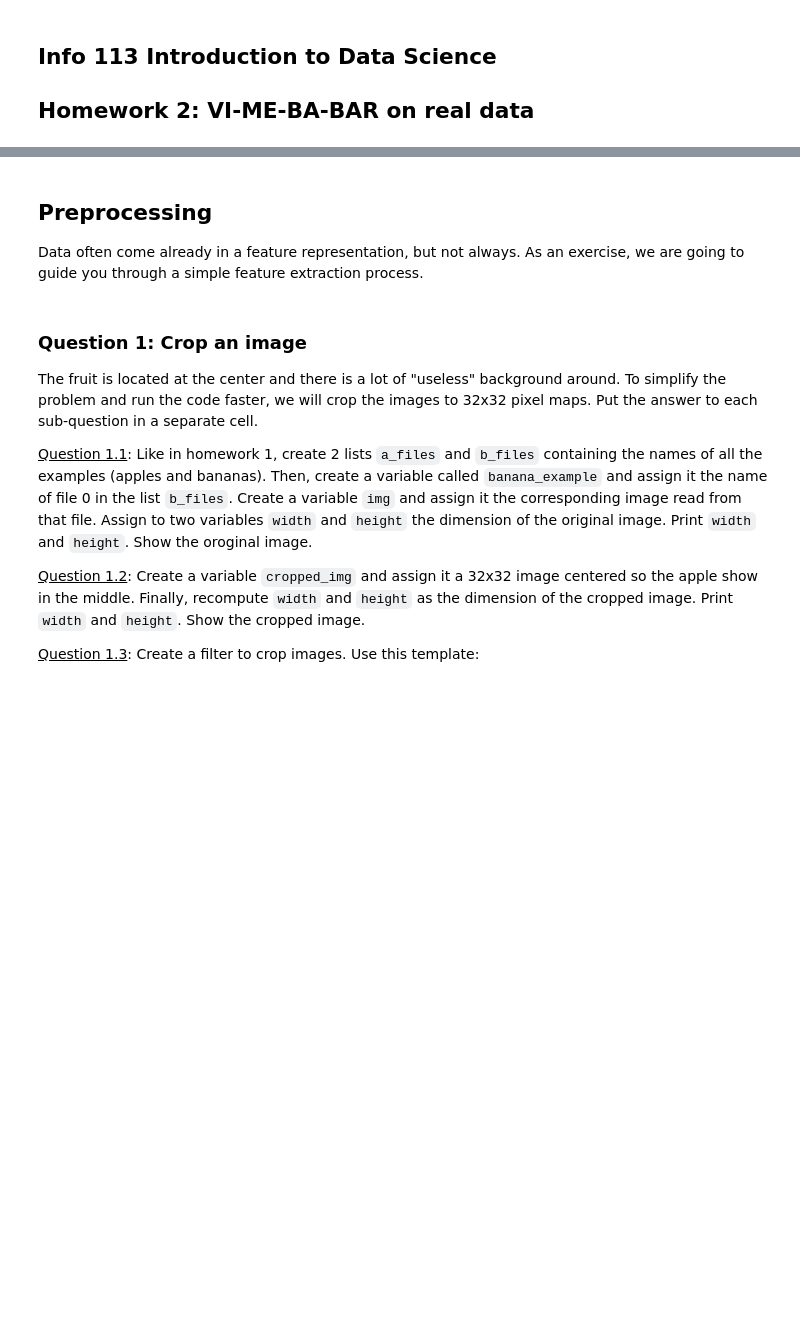
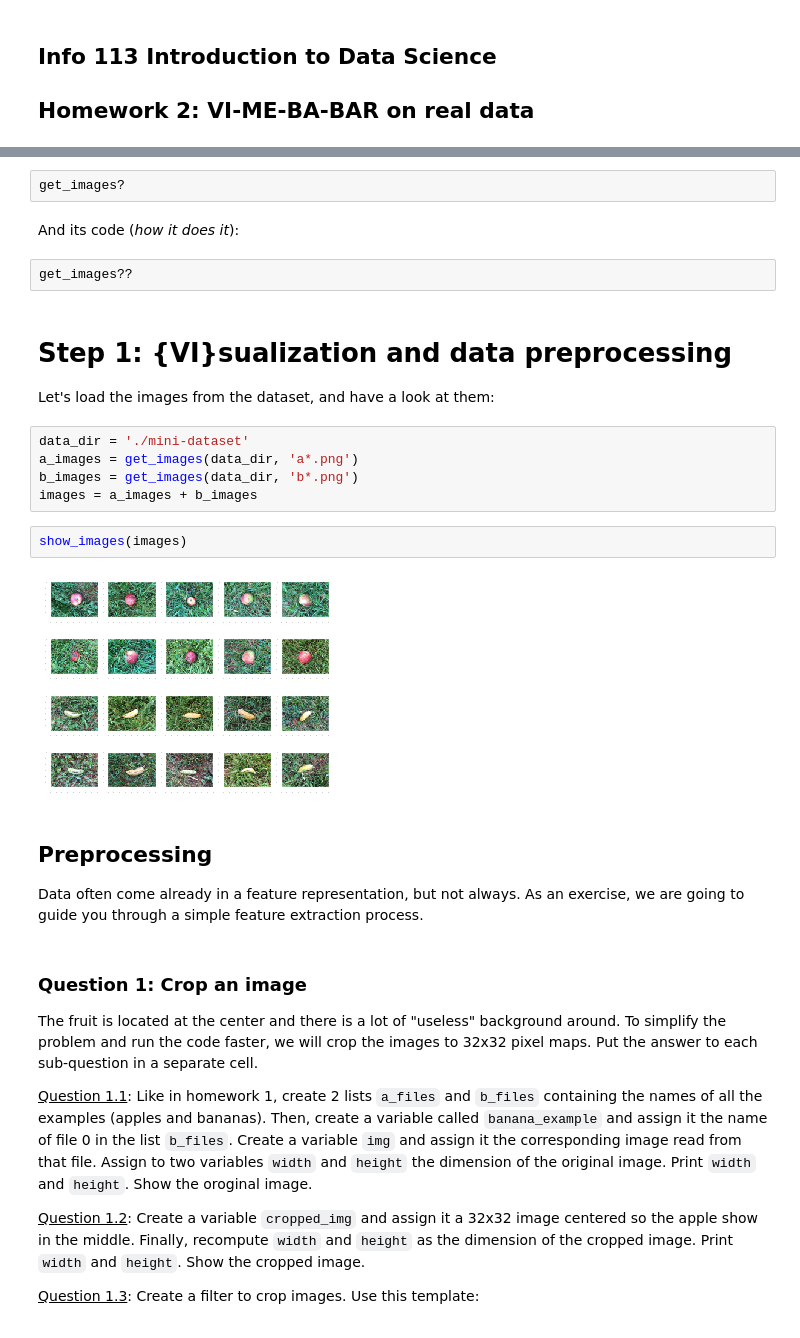
Before and after one commit to madclam/info113, a Jupyter notebook: source/HW2/hw2.ipynb, the cells around one changed output, grey strips where cells are left out. Drawn from its saved outputs; the diff is of its cells as text; blank space fills up the shorter version.

```diff
--- a/source/HW2/hw2.ipynb
+++ b/source/HW2/hw2.ipynb
@@ -42,3 +35,22 @@ show_images(all_files)
+# %%
+get_images?
+# %% [markdown]
+And its code (*how it does it*):
+# %%
+get_images??
+# %% [markdown]
+# Step 1: {VI}sualization and data preprocessing
+
+Let's load the images from the dataset, and have a look at them:
+# %%
+data_dir = './mini-dataset'
+a_images = get_images(data_dir, 'a*.png')
+b_images = get_images(data_dir, 'b*.png')
+images = a_images + b_images
+# %%
+show_images(images)
+# %% [output]
+[figure, added]
 # %% [markdown]
 ## Preprocessing
 Data often come already in a feature representation, but not always. As an exercise, we are going to guide you through a simple feature extraction process.
```
Also changed, not shown: parts of 8 cells of this notebook, 1 other file.
